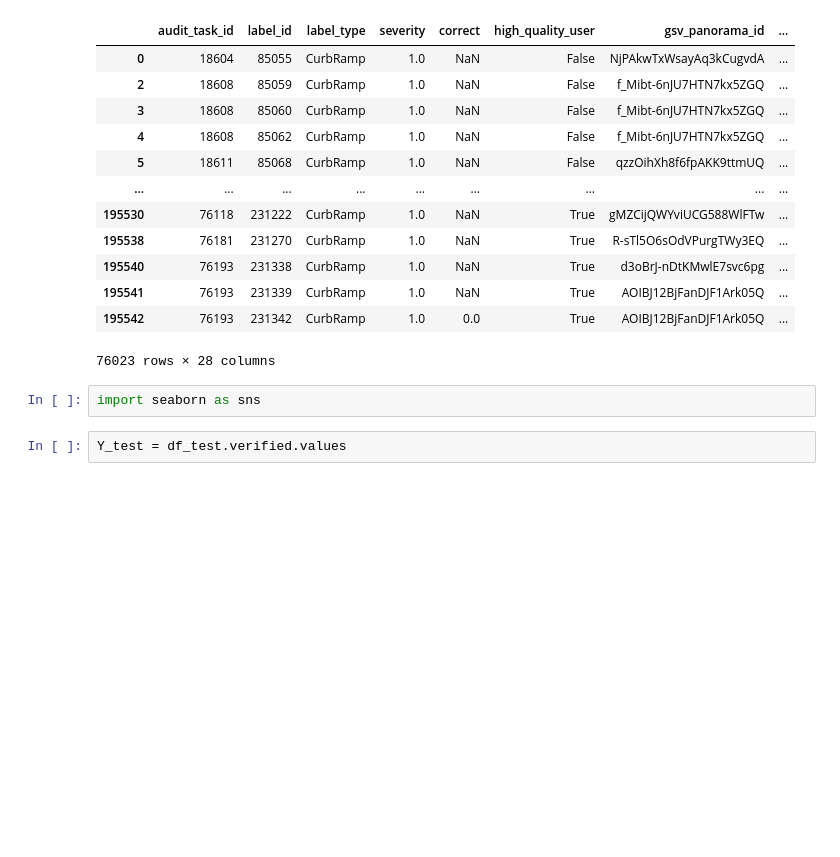
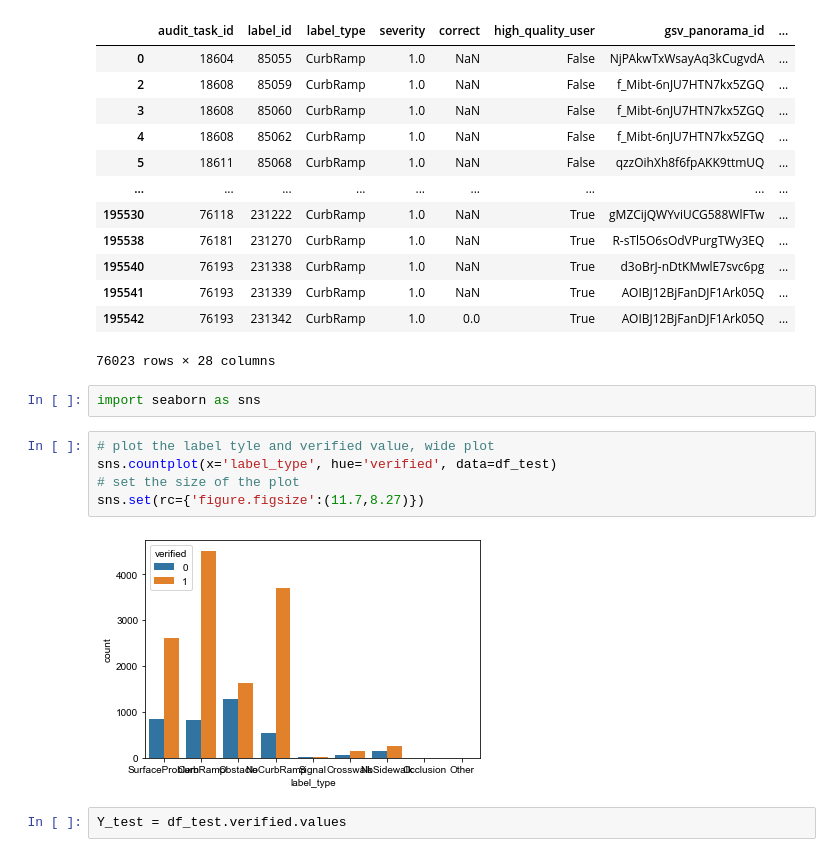
Before and after one commit to crescendochu/ML-project-sidewalk, a Jupyter notebook: seattle/LF functions.ipynb, the cells around one changed output. Cells and saved outputs as stored; diff of their text form; blank space fills up the shorter version.

```diff
--- a/seattle/LF functions.ipynb
+++ b/seattle/LF functions.ipynb
@@ -220,5 +220,12 @@ df_train
 76023 rows × 28 columns
 # %%
 import seaborn as sns
+# %%
+# plot the label tyle and verified value, wide plot
+sns.countplot(x='label_type', hue='verified', data=df_test)
+# set the size of the plot
+sns.set(rc={'figure.figsize':(11.7,8.27)})
+# %% [output]
+[figure, added]
 # %%
 Y_test = df_test.verified.values
```
Also changed, not shown: parts of 7 cells of this notebook, 6 other files.
